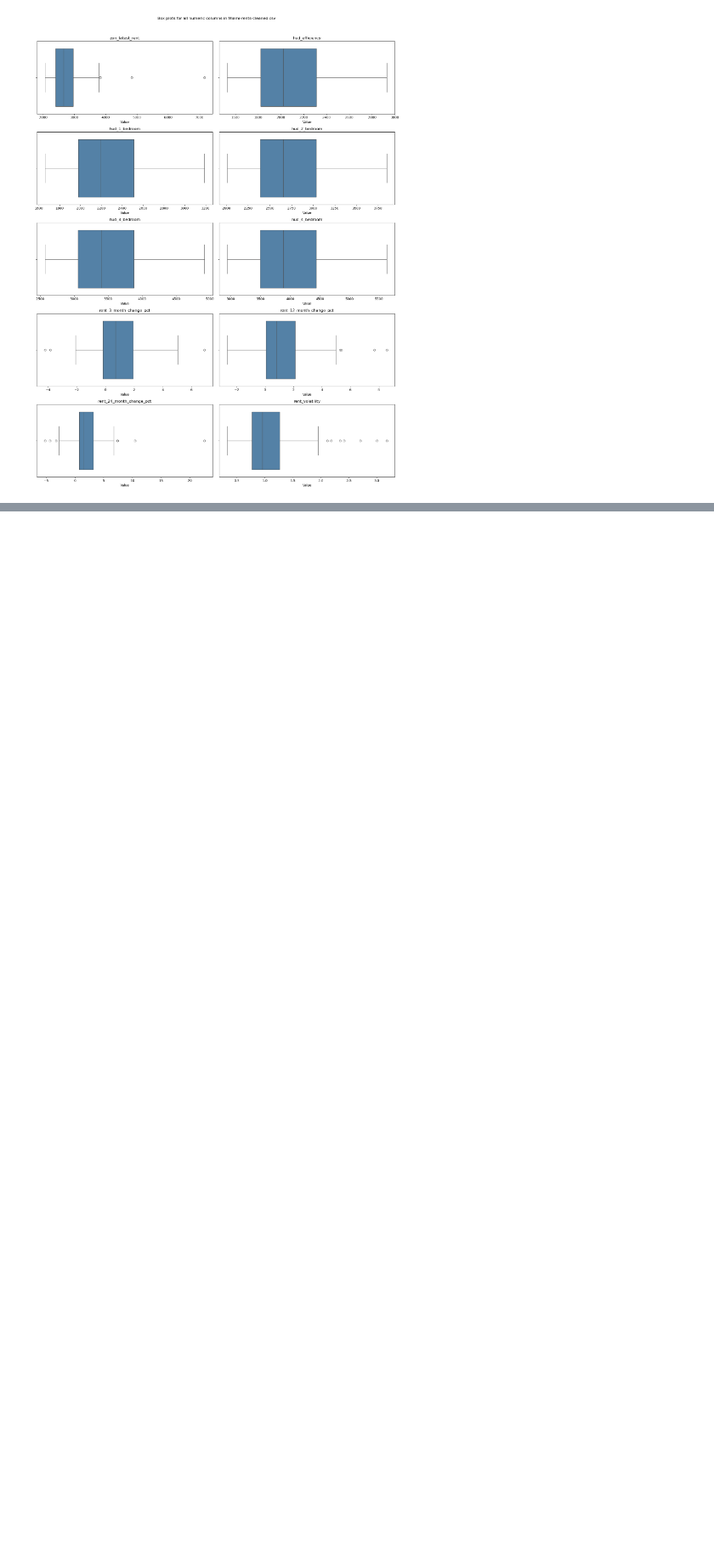
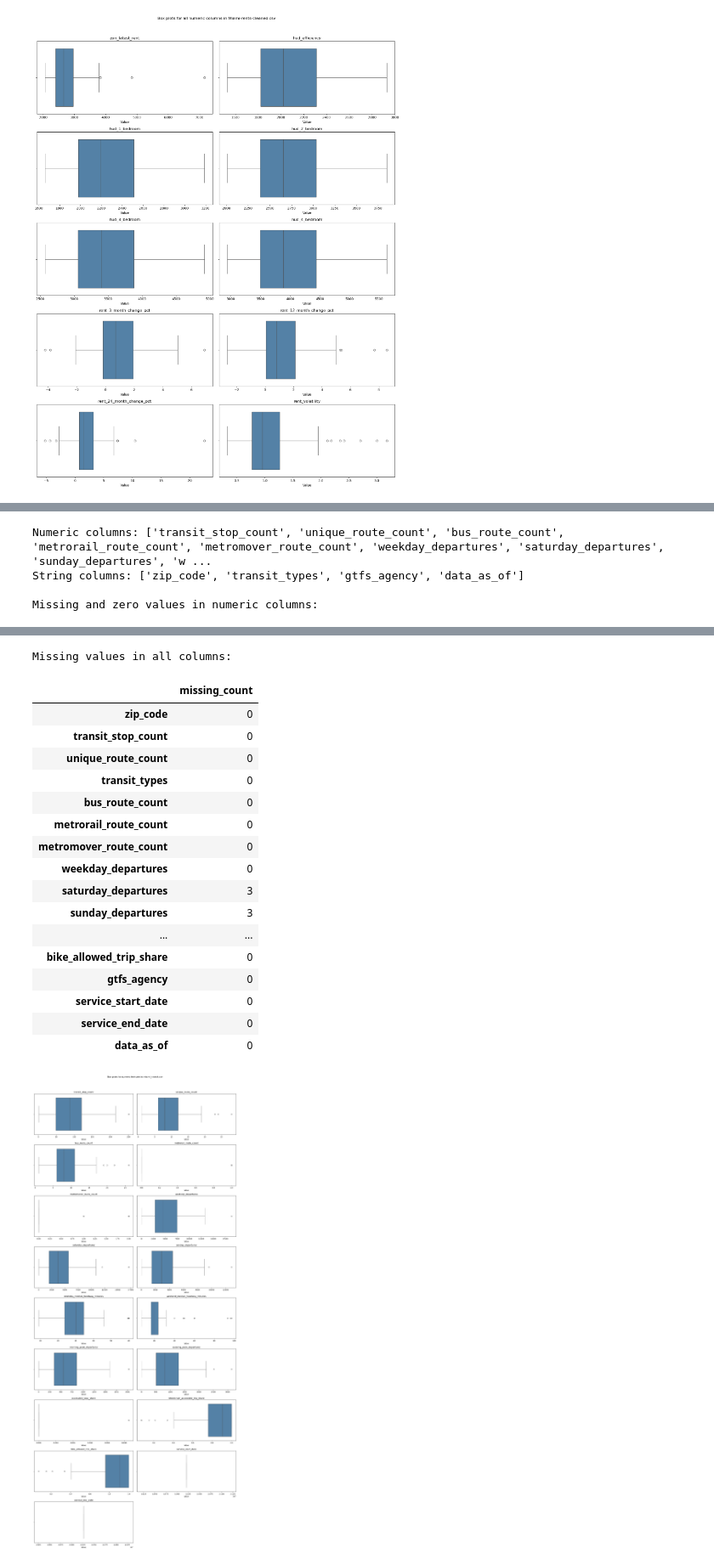
Before and after one commit to Break-Through-Tech/Flow-1B-responsible-ai-prototype-for-personalized-neighborhood-recommendations, a Jupyter notebook: notebooks/cleaning-new-data.ipynb, the cells around one changed output, grey strips where cells are left out. Shown at 85% size. Saved outputs shown, nothing was run; the diff lists cells and outputs as text; code cells hidden in the pictures; blank space fills up the shorter version.

Commit message:
added transit data

```diff
--- a/notebooks/cleaning-new-data.ipynb
+++ b/notebooks/cleaning-new-data.ipynb
@@ -1150,0 +1160,51 @@ plt.show()
+# %%
+from pathlib import Path
+import math
+import pandas as pd
+import matplotlib.pyplot as plt
+import seaborn as sns
+
+TRANSIT_PATH = Path(
+    "/Users/joanachoong/Flow-1B-responsible-ai-prototype-for-personalized-neighborhood-recommendations/data/raw/new/miami_transit.csv"
+)
+miami_transit = pd.read_csv(TRANSIT_PATH, dtype={"zip_code": "string"})
+
+print("First five rows:")
+display(miami_transit.head())
+print(f"\nShape: {miami_transit.shape}")
+
+print("\nColumn data types:")
+display(miami_transit.dtypes.rename("dtype").to_frame())
+
+numeric_columns = miami_transit.select_dtypes(include="number").columns.tolist()
+string_columns = miami_transit.select_dtypes(include=["object", "string"]).columns.tolist()
+print("Numeric columns:", numeric_columns)
+print("String columns:", string_columns)
+
+numeric_quality = pd.DataFrame({
+    "missing_count": miami_transit[numeric_columns].isna().sum(),
+    "missing_percent": miami_transit[numeric_columns].isna().mean().mul(100),
+    "zero_count": miami_transit[numeric_columns].eq(0).sum(),
+    "zero_percent": miami_transit[numeric_columns].eq(0).mean().mul(100),
+})
+print("\nMissing and zero values in numeric columns:")
+display(numeric_quality)
+
+print("\nMissing values in all columns:")
+display(miami_transit.isna().sum().rename("missing_count").to_frame())
+
+columns_per_row = 2
+rows = math.ceil(len(numeric_columns) / columns_per_row)
+figure, axes = plt.subplots(rows, columns_per_row, figsize=(16, rows * 4), squeeze=False)
+for index, column in enumerate(numeric_columns):
+    row, column_index = divmod(index, columns_per_row)
+    sns.boxplot(x=miami_transit[column].dropna(), ax=axes[row, column_index], color="steelblue")
+    axes[row, column_index].set_title(column)
+    axes[row, column_index].set_xlabel("Value")
+for index in range(len(numeric_columns), rows * columns_per_row):
+    row, column_index = divmod(index, columns_per_row)
+    axes[row, column_index].set_visible(False)
+figure.suptitle("Box plots for numeric features in miami_transit.csv", y=1.02)
+figure.tight_layout()
+plt.show()
+# %% [output]
@@ -1150,0 +1239,4 @@ plt.show()
+Numeric columns: ['transit_stop_count', 'unique_route_count', 'bus_route_count', 'metrorail_route_count', 'metromover_route_count', 'weekday_departures', 'saturday_departures', 'sunday_departures', 'w ...
+String columns: ['zip_code', 'transit_types', 'gtfs_agency', 'data_as_of']
+
+Missing and zero values in numeric columns:
@@ -1150,0 +1261,19 @@ plt.show()
+Missing values in all columns:
+|  | missing_count |
+| zip_code | 0 |
+| transit_stop_count | 0 |
+| unique_route_count | 0 |
+| transit_types | 0 |
+| bus_route_count | 0 |
+| metrorail_route_count | 0 |
+| metromover_route_count | 0 |
+| weekday_departures | 0 |
+| saturday_departures | 3 |
+| sunday_departures | 3 |
+| ... | ... |
+| bike_allowed_trip_share | 0 |
+| gtfs_agency | 0 |
+| service_start_date | 0 |
+| service_end_date | 0 |
+| data_as_of | 0 |
+[figure, added]
```
Also changed, not shown: parts of 6 cells of this notebook, 3 other files.
